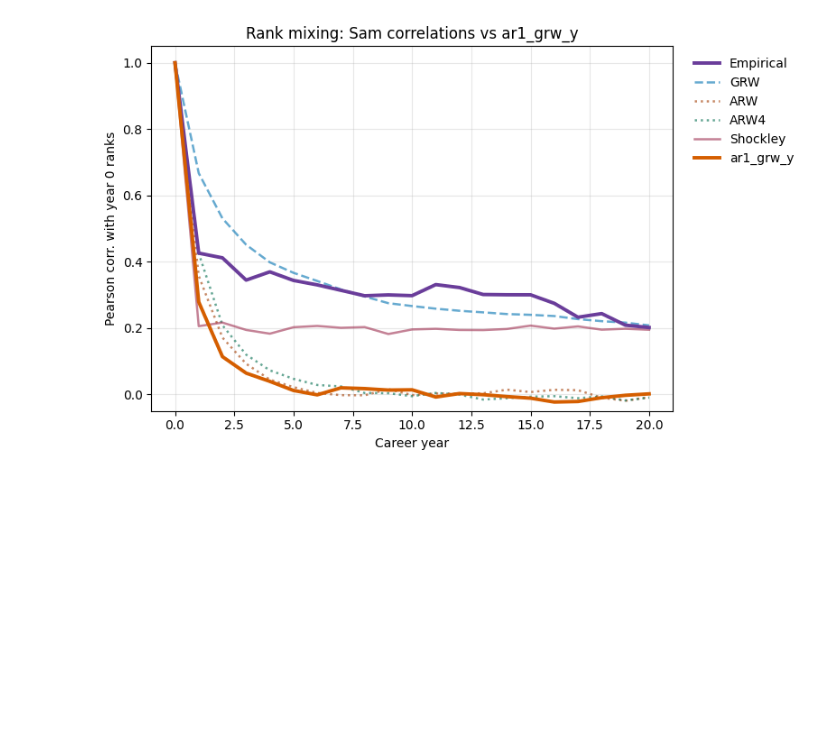
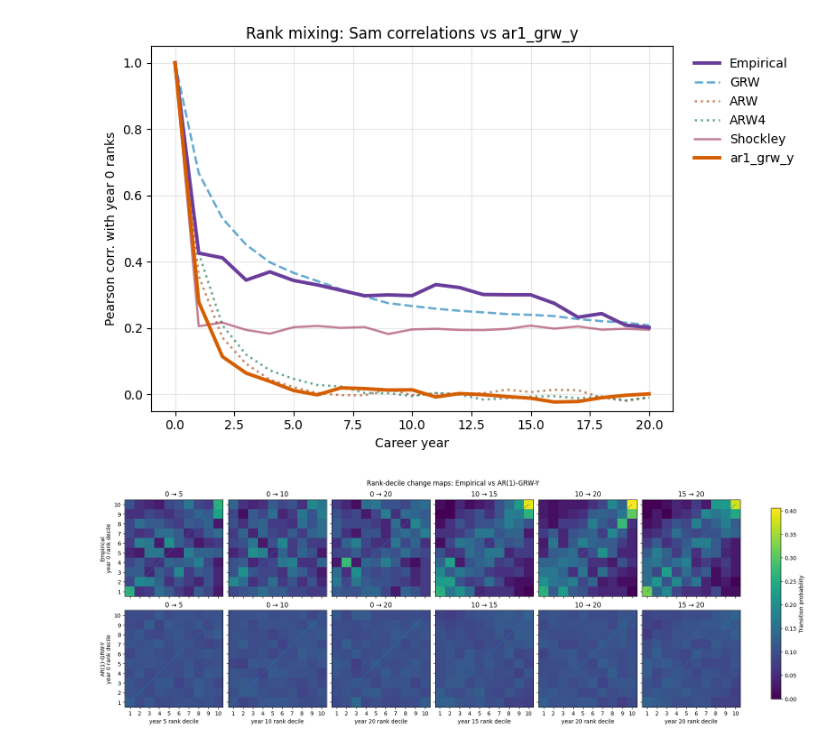
Before and after one commit to crabwife/seven_models_shockley, a Jupyter notebook: notebooks/notebooks_GRWs/AR1/ar1_grw_y.ipynb, the cells around one changed output. Cells and saved outputs as stored; diff of their text form; code cells hidden in the pictures; blank space fills up the shorter version.

Commit message:
update shockley model results

```diff
--- a/notebooks/notebooks_GRWs/AR1/ar1_grw_y.ipynb
+++ b/notebooks/notebooks_GRWs/AR1/ar1_grw_y.ipynb
@@ -1109,3 +1109,88 @@ plt.savefig(OUT / f"{MODEL_TAG}_corrCompare.png", dpi=300, bbox_inches="tight")
 plt.show()
 # %% [output]
 [figure]
+# %%
+rank_pairs = [(0, 5), (0, 10), (0, 20), (10, 15), (10, 20), (15, 20)]
+
+def orient_trj(A):
+    A = np.asarray(A)
+    if A.shape[0] == Y + 1:
+        return A.T
+    if A.shape[1] == Y + 1:
+        return A
+    raise ValueError(f"bad traj shape {A.shape}")
+
+def rank_deciles(mat, year, n_deciles=10, seed=63):
+    x = np.asarray(mat[:, year])
+    rng = np.random.default_rng(seed + year)
+    tmp = pd.DataFrame({"x": x,"tie": rng.random(len(x)),"idx": np.arange(len(x))})
+    tmp = tmp.sort_values(["x", "tie"])
+    tmp["decile"] = np.ceil(np.arange(1, len(tmp) + 1) / len(tmp) * n_deciles).astype(int)
+    tmp["decile"] = tmp["decile"].clip(1, n_deciles)
+    return tmp.sort_values("idx")["decile"].to_numpy()
+
+def decile_change_probs(mat, start, end, n_deciles=10):
+    start_decile = rank_deciles(mat, start, n_deciles=n_deciles)
+    end_decile = rank_deciles(mat, end, n_deciles=n_deciles)
+
+    counts = pd.crosstab(
+        start_decile,
+        end_decile,
+        rownames=[f"year {start} decile"],
+        colnames=[f"year {end} decile"],
+        dropna=False)
+
+    counts = counts.reindex(
+        index=np.arange(1, n_deciles + 1),
+        columns=np.arange(1, n_deciles + 1),
+        fill_value=0)
+
+    return counts.div(counts.sum(axis=1), axis=0)
+
+emp_panel_rank = (
+    working_df[working_df["CareerAge"].between(0, Y)]
+    .pivot_table(index="dblp_id",columns="CareerAge",values="pubs_adj")
+    .reindex(columns=np.arange(Y + 1))
+    .dropna())
+
+emp_rank_mat = emp_panel_rank.to_numpy()
+sim_rank_mat = orient_trj(trajs)
+
+rank_maps = {}
+for start, end in rank_pairs:
+    rank_maps[("Empirical", start, end)] = decile_change_probs(emp_rank_mat, start, end)
+    rank_maps[(MODEL_NAME, start, end)] = decile_change_probs(sim_rank_mat, start, end)
+
+vmax = max(x.to_numpy().max() for x in rank_maps.values())
+
+fig, axes = plt.subplots(2, len(rank_pairs), figsize=(18, 6), sharex=True, sharey=True, constrained_layout=True)
+
+for c, (start, end) in enumerate(rank_pairs):
+    for r, label in enumerate(["Empirical", MODEL_NAME]):
+        ax = axes[r, c]
+        probs = rank_maps[(label, start, end)]
+
+        im = ax.imshow(probs,origin="lower",aspect="auto",vmin=0,vmax=vmax,interpolation="nearest")
+
+        ax.plot(np.arange(10),np.arange(10),linestyle="--",linewidth=1)
+        ax.set_title(f"{start} → {end}")
+
+        ax.set_xticks(np.arange(10))
+        ax.set_xticklabels(np.arange(1, 11))
+        ax.set_yticks(np.arange(10))
+        ax.set_yticklabels(np.arange(1, 11))
+
+        if r == 1:
+            ax.set_xlabel(f"year {end} rank decile")
+        if c == 0:
+            ax.set_ylabel(f"{label}\nyear {start} rank decile")
+
+cbar = fig.colorbar(im, ax=axes, shrink=0.92)
+cbar.set_label("Transition probability")
+
+fig.suptitle(f"Rank-decile change maps: Empirical vs {MODEL_NAME}", y=1.04)
+
+plt.savefig(FIGURES / f"{MODEL_TAG}_rankDecileChangeMaps.png", dpi=300, bbox_inches="tight")
+plt.show()
+# %% [output]
+[figure, added]
```
Also changed, not shown: 13 other files.
